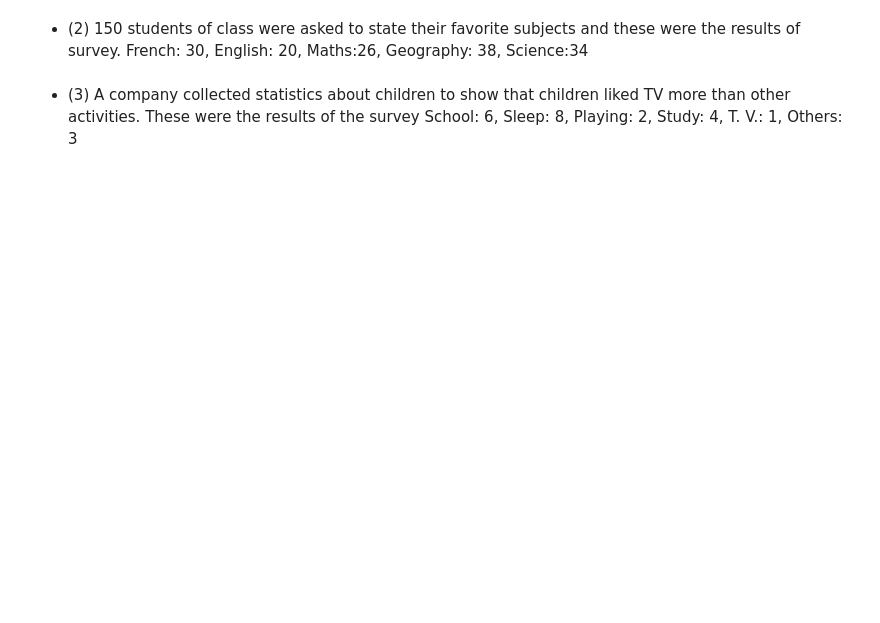
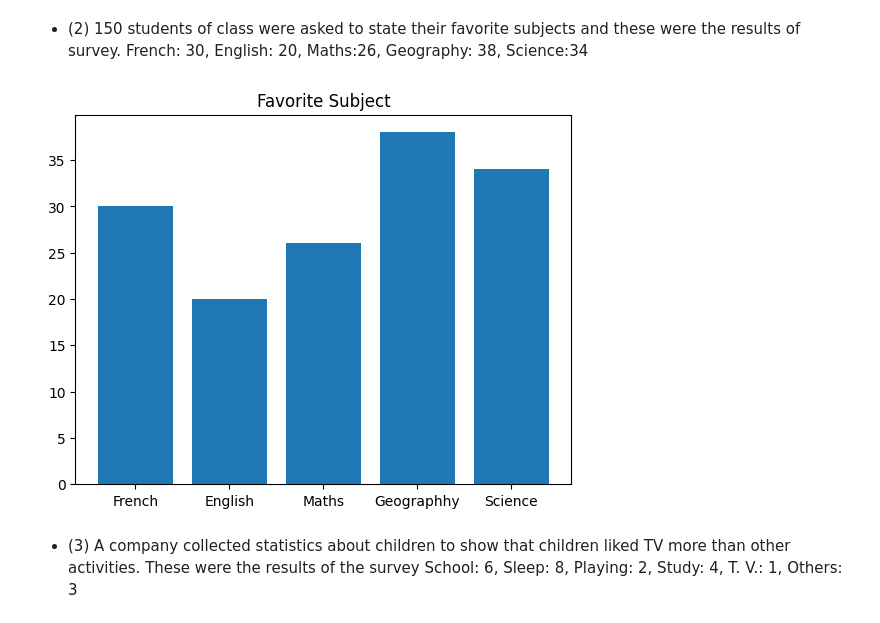
Before and after one commit to GriffinJack/DS8007, a Jupyter notebook: HomeWork_1.ipynb, the cells around one changed output. Saved outputs shown, nothing was run; the diff lists cells and outputs as text; code cells hidden in the pictures; blank space fills up the shorter version.

```diff
--- a/HomeWork_1.ipynb
+++ b/HomeWork_1.ipynb
@@ -13,3 +31,29 @@
+# %%
+#Insert your code here
+
+favSub = {
+    "French": 30,
+    "English": 20,
+    "Maths": 26,
+    "Geographhy": 38,
+    "Science": 34
+}
+#What is the distribution of the favortie classes? I though of using a pie chart for this but there was no dominant segment so I will use
+# A bar chart instead to show the differenes.
+
+plt.bar(favSub.keys(), height=favSub.values())
+plt.title("Favorite Subject")
+
+#This bar chart shows how the students picked their favourite class subject. It shows how close they all are and you can clearly see the difference
+#in each subject for comparison.
+
+
+
+
+
+plt.show()
+# %% [output]
+[figure, added]
 # %% [markdown]
 * (3) A company collected statistics about children to show that children liked TV more than other activities. These were the results of the survey
         School: 6, Sleep: 8, Playing: 2, Study: 4, T. V.: 1, Others: 3
```
Also changed, not shown: parts of 21 cells of this notebook.
